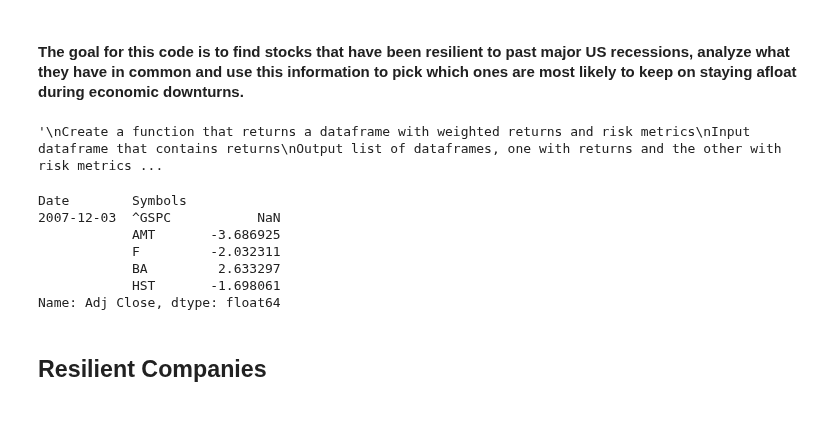
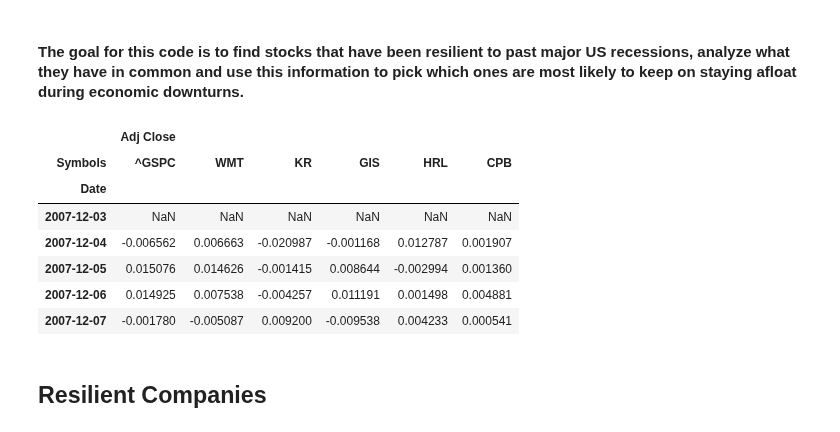
Before and after one commit to BeyeA/Stock-Market-Data-Science, a Jupyter notebook: Recession Proof Stocks.ipynb, the cells around one changed output. Saved outputs shown, nothing was run; the diff lists cells and outputs as text; code cells hidden in the pictures.

```diff
--- a/Recession Proof Stocks.ipynb
+++ b/Recession Proof Stocks.ipynb
@@ -80,30 +78,6 @@ def return_plot(dataframe, type_plot):
         plt.gcf().autofmt_xdate()
         #ax1.legend()
         plt.show();
-# %%
-'''
-Create a function that returns a dataframe with weighted returns and risk metrics
-Input dataframe that contains returns
-Output list of dataframes, one with returns and the other with risk metrics (volatility, sharpe, drawdon and annualized return)
-weights = List of weights to make data more accurate
-weighted_ret = Weigths list * the daily returns
-ret_total = sum of the (weighted) returns
-print(ret_total.head())
-'''
-# %% [output]
-'\nCreate a function that returns a dataframe with weighted returns and risk metrics\nInput dataframe that contains returns\nOutput list of dataframes, one with returns and the other with risk metrics ...
-# %%
-adjclose = data_pack['Adj Close']
-adjclose_ret = np.log(adjclose).diff()
-adjclose_ret.head()
-# %% [output]
-Date        Symbols
-2007-12-03  ^GSPC           NaN
-            AMT       -3.686925
-            F         -2.032311
-            BA         2.633297
-            HST       -1.698061
-Name: Adj Close, dtype: float64
 # %%
 def portfolio_ret(dataframe):
     #Placeholding weights, need to calculate them another way, and remove GSPC
@@ -154,6 +128,17 @@ def portfolio_ret(dataframe):
     output = pd.DataFrame(data, columns=['Portfolio', "John Doe's Portfolio"])
 
     return output
+# %%
+data_plot.head()
+# %% [output]
+|  | Adj Close |  |  |  |  |  |
+| Symbols | ^GSPC | WMT | KR | GIS | HRL | CPB |
+| Date |  |  |  |  |  |  |
+| 2007-12-03 | NaN | NaN | NaN | NaN | NaN | NaN |
+| 2007-12-04 | -0.006562 | 0.006663 | -0.020987 | -0.001168 | 0.012787 | 0.001907 |
+| 2007-12-05 | 0.015076 | 0.014626 | -0.001415 | 0.008644 | -0.002994 | 0.001360 |
+| 2007-12-06 | 0.014925 | 0.007538 | -0.004257 | 0.011191 | 0.001498 | 0.004881 |
+| 2007-12-07 | -0.001780 | -0.005087 | 0.009200 | -0.009538 | 0.004233 | 0.000541 |
 # %% [markdown]
 ## Resilient Companies
 # %% [markdown]
```
Also changed, not shown: parts of 6 cells of this notebook.
